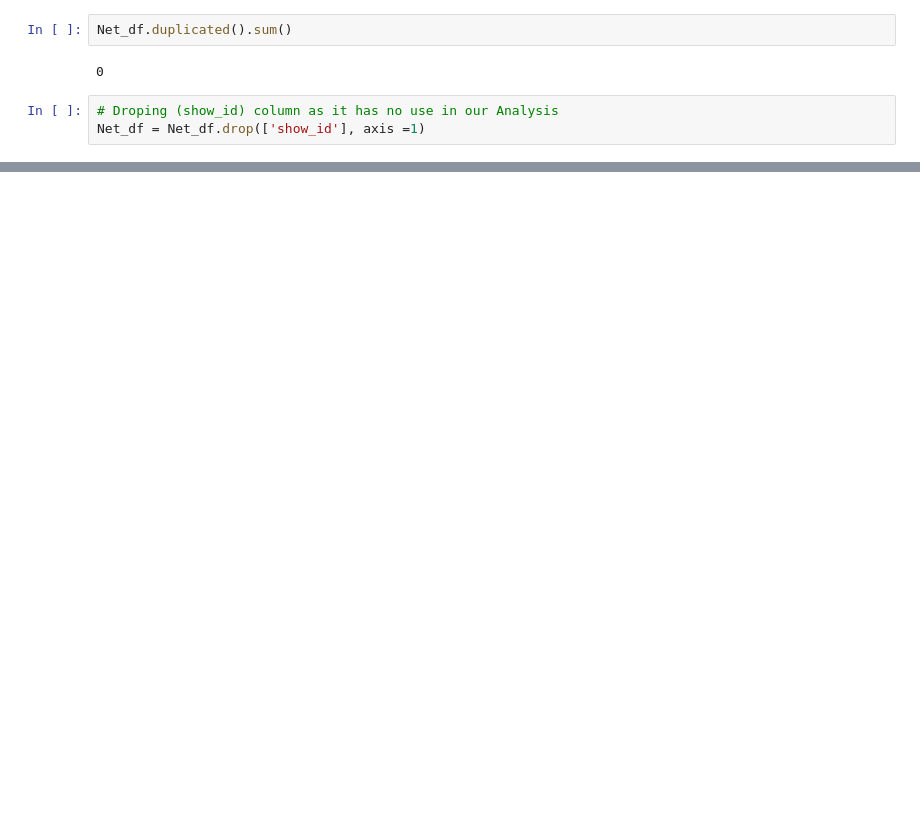
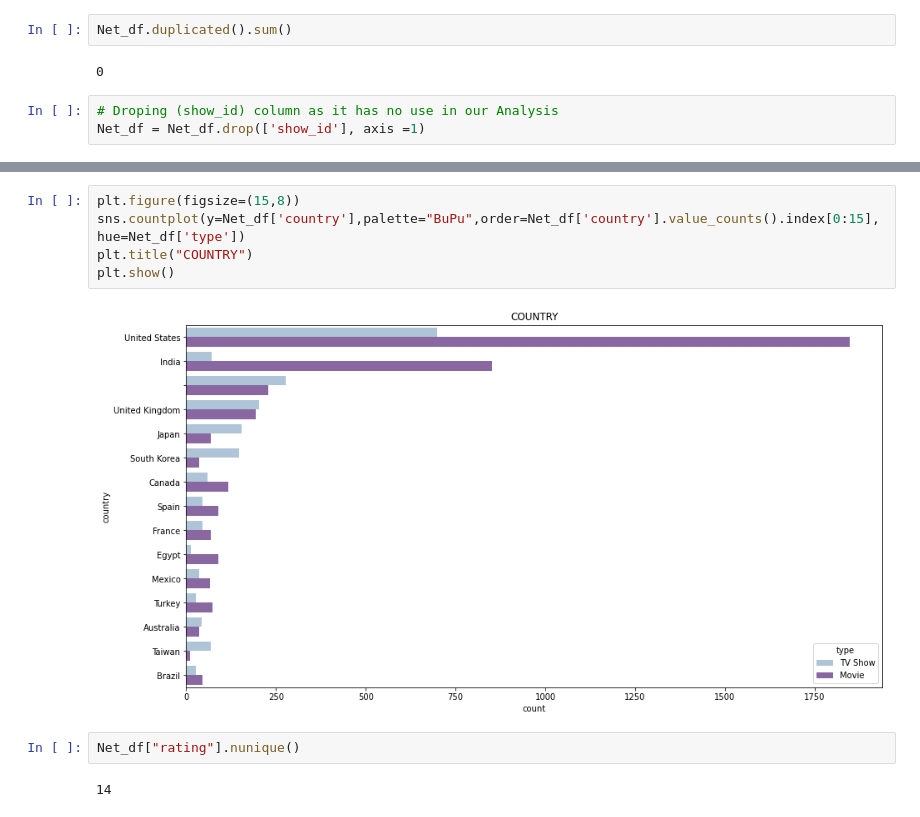
Before and after one commit to Ajinkya-dak/NETFLIX-MOVIES-AND-TV-SHOWS-CLUSTERING, a Jupyter notebook: NETFLIX_MOVIES_AND_TV_SHOWS_CLUSTERING.ipynb, the cells around one changed output, grey strips where cells are left out. Cells and saved outputs as stored; diff of their text form; blank space fills up the shorter version.

```diff
--- a/NETFLIX_MOVIES_AND_TV_SHOWS_CLUSTERING.ipynb
+++ b/NETFLIX_MOVIES_AND_TV_SHOWS_CLUSTERING.ipynb
@@ -169,0 +299,11 @@ Net_df = Net_df.drop(['show_id'], axis =1)
+# %%
+plt.figure(figsize=(15,8))
+sns.countplot(y=Net_df['country'],palette="BuPu",order=Net_df['country'].value_counts().index[0:15],hue=Net_df['type'])
+plt.title("COUNTRY")
+plt.show()
+# %% [output]
+[figure, added]
+# %%
+Net_df["rating"].nunique()
+# %% [output]
+14
```
Also changed, not shown: parts of 25 cells of this notebook.
